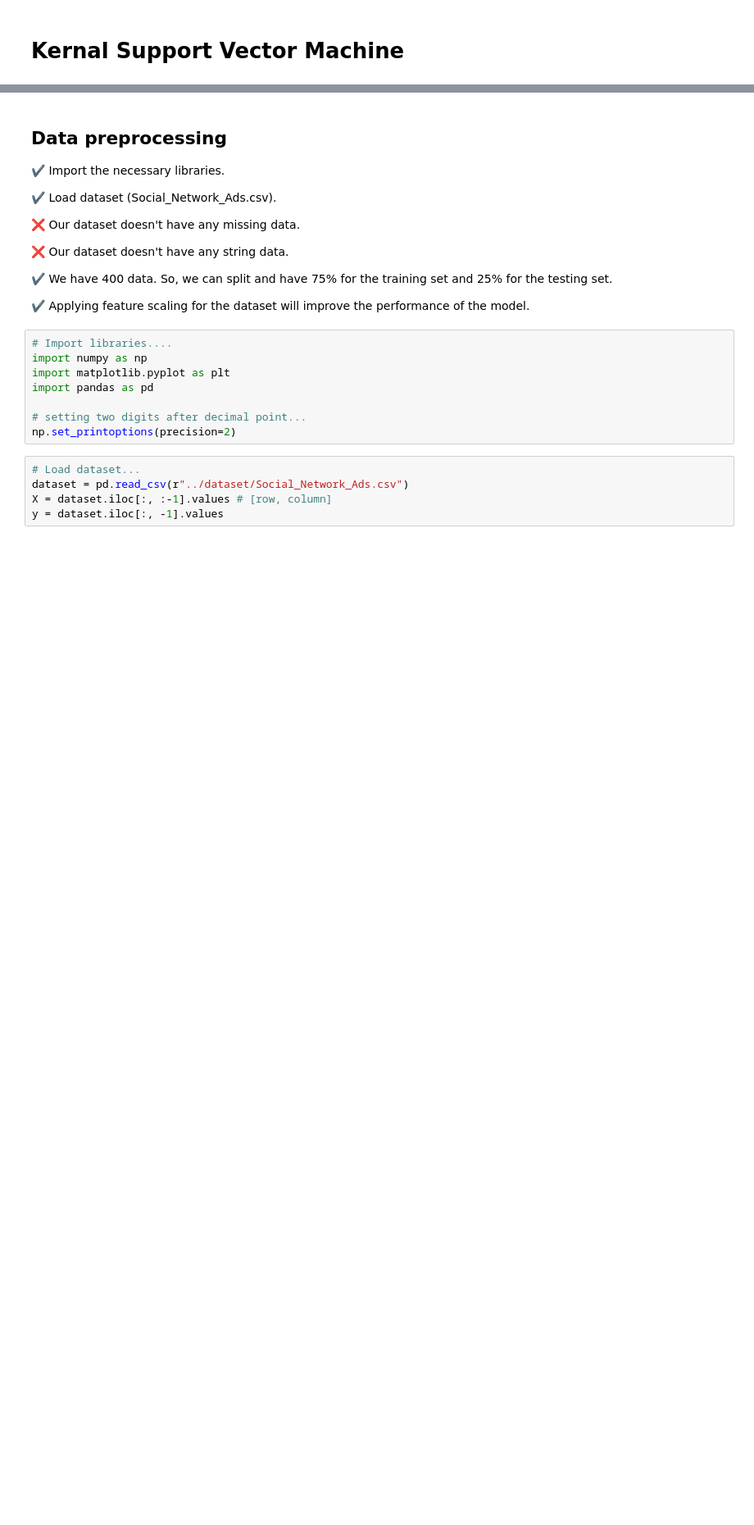
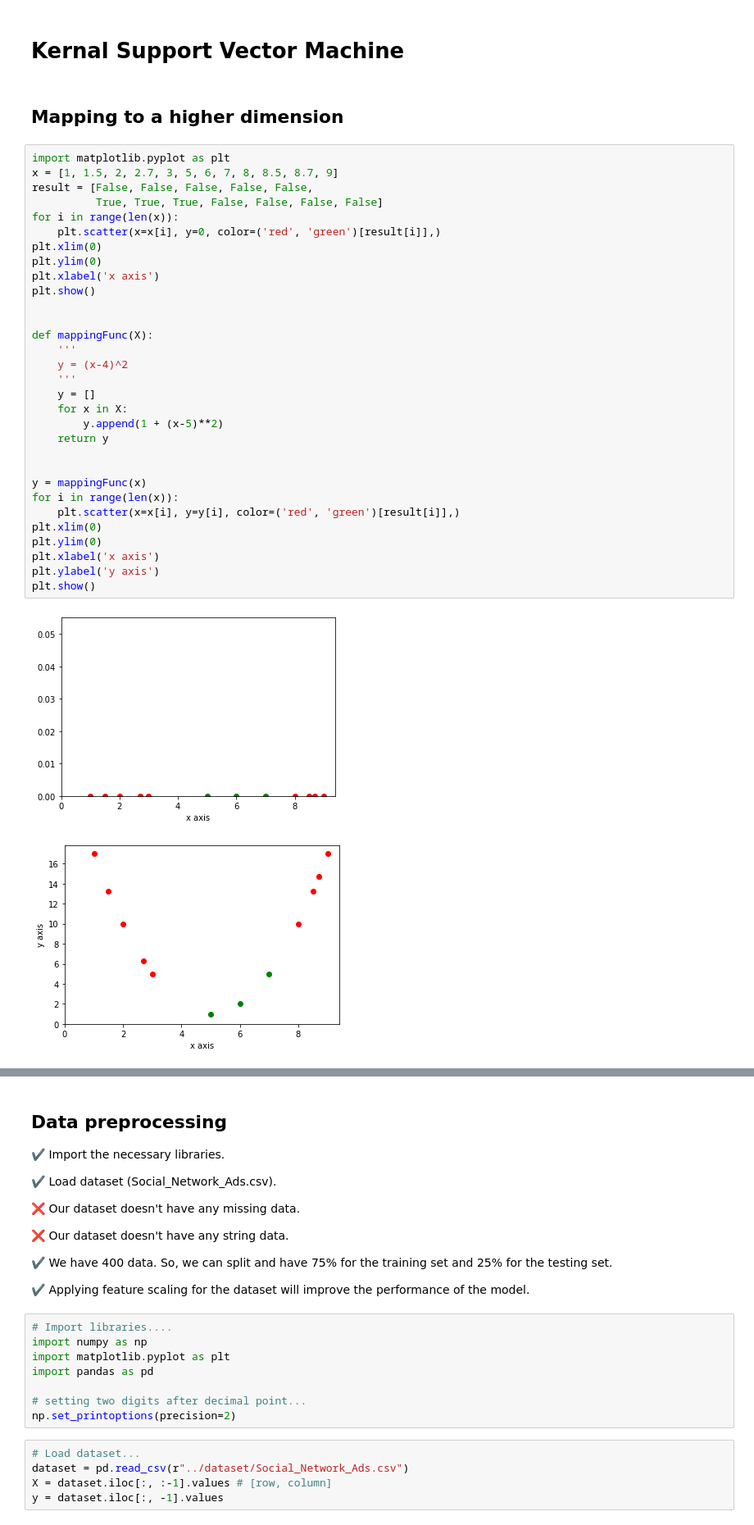
Before and after one commit to sanjay-rb/Machine-learning, a Jupyter notebook: notebook/13 . Kernal Support Vector Machine.ipynb, the cells around one changed output, grey strips where cells are left out. Shown at 82% size. Cells and saved outputs as stored; diff of their text form; blank space fills up the shorter version.

Commit message:
Mapping to a higher dimension

```diff
--- a/notebook/13 . Kernal Support Vector Machine.ipynb
+++ b/notebook/13 . Kernal Support Vector Machine.ipynb
@@ -1,2 +1,38 @@
 # %% [markdown]
 # Kernal Support Vector Machine
+# %% [markdown]
+## Mapping to a higher dimension
+# %%
+import matplotlib.pyplot as plt
+x = [1, 1.5, 2, 2.7, 3, 5, 6, 7, 8, 8.5, 8.7, 9]
+result = [False, False, False, False, False,
+          True, True, True, False, False, False, False]
+for i in range(len(x)):
+    plt.scatter(x=x[i], y=0, color=('red', 'green')[result[i]],)
+plt.xlim(0)
+plt.ylim(0)
+plt.xlabel('x axis')
+plt.show()
+
+
+def mappingFunc(X):
+    '''
+    y = (x-4)^2
+    '''
+    y = []
+    for x in X:
+        y.append(1 + (x-5)**2)
+    return y
+
+
+y = mappingFunc(x)
+for i in range(len(x)):
+    plt.scatter(x=x[i], y=y[i], color=('red', 'green')[result[i]],)
+plt.xlim(0)
+plt.ylim(0)
+plt.xlabel('x axis')
+plt.ylabel('y axis')
+plt.show()
+# %% [output]
+[figure, added]
+[figure, added]
```
Also changed, not shown: parts of 1 cell of this notebook.
